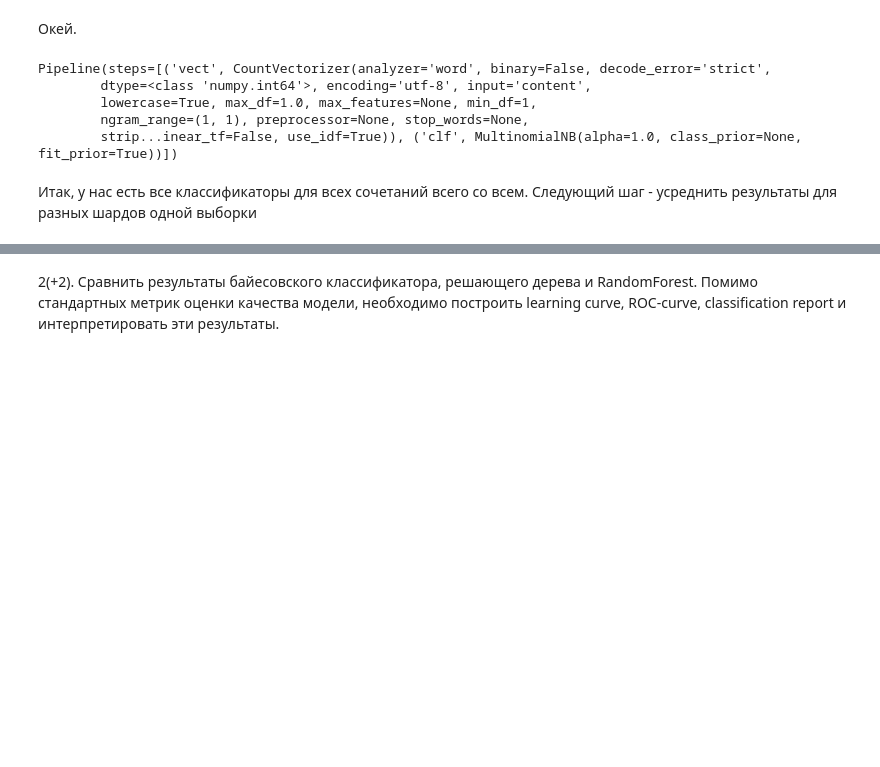
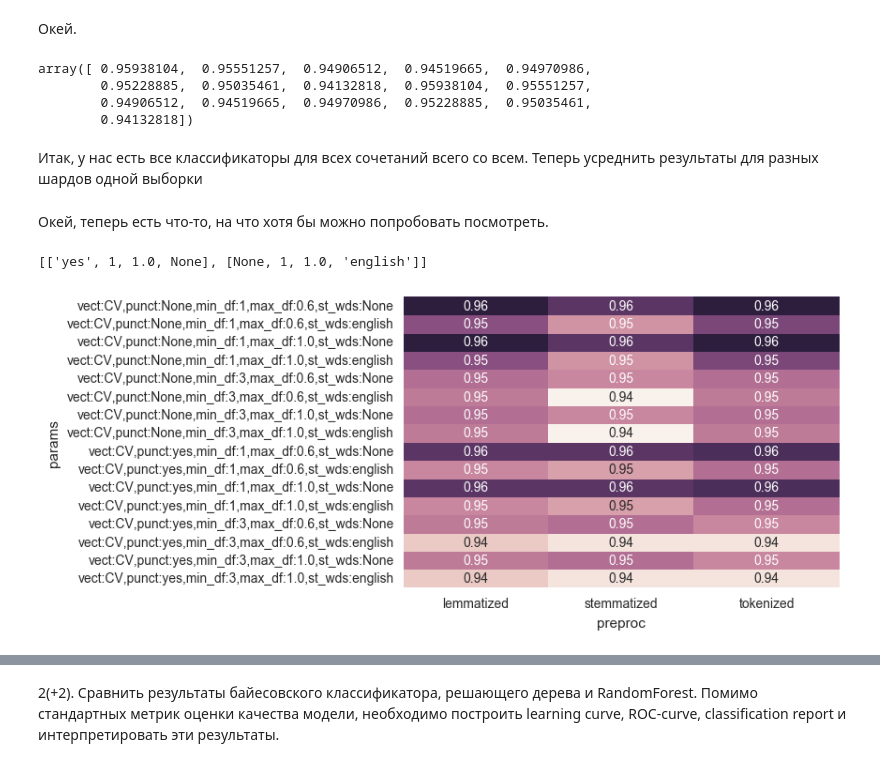
Before and after one commit to BasilisAndr/ml, a Jupyter notebook: spamhw.ipynb, the cells around one changed output, grey strips where cells are left out. Cells and saved outputs as stored; diff of their text form; code cells hidden in the pictures; blank space fills up the shorter version.

```diff
--- a/spamhw.ipynb
+++ b/spamhw.ipynb
@@ -134,9 +117,11 @@ TI_clf = Pipeline([('vect', TfidfVectorizer()),
 # %%
-# и настраиваем gridsearch
+# настраиваем gridsearch
 from sklearn.model_selection import GridSearchCV
+from nltk.tokenize import TreebankWordTokenizer
 parameters = {'vect__stop_words': [None, 'english'],
               'vect__min_df': [1, 3],
-              'vect__max_df': [1.0, 0.8],}
+              'vect__max_df': [1.0, 0.6],
+              'vect__tokenizer': [None, TreebankWordTokenizer().tokenize]}
 # %%
 # теперь будем это всё делить.
 # и запускать.
@@ -166,12 +158,11 @@ for column in msg_df.columns[1:]:
         gs_stats[column]['TI'].append(gs_ti)
 # %%
 # посмотреть что вообще получилось
-gs_stats['punctlem']['CV'][0].best_estimator_
+gs_stats['lemmatized']['CV'][0].cv_results_['mean_test_score']
 # %% [output]
-Pipeline(steps=[('vect', CountVectorizer(analyzer='word', binary=False, decode_error='strict',
-        dtype=<class 'numpy.int64'>, encoding='utf-8', input='content',
-        lowercase=True, max_df=1.0, max_features=None, min_df=1,
-        ngram_range=(1, 1), preprocessor=None, stop_words=None,
-        strip...inear_tf=False, use_idf=True)), ('clf', MultinomialNB(alpha=1.0, class_prior=None, fit_prior=True))])
+array([ 0.95938104,  0.95551257,  0.94906512,  0.94519665,  0.94970986,
+        0.95228885,  0.95035461,  0.94132818,  0.95938104,  0.95551257,
+        0.94906512,  0.94519665,  0.94970986,  0.95228885,  0.95035461,
+        0.94132818])
 # %% [markdown]
-Итак, у нас есть все классификаторы для всех сочетаний всего со всем. Следующий шаг - усреднить результаты для разных шардов одной выборки
+Итак, у нас есть все классификаторы для всех сочетаний всего со всем. Теперь усреднить результаты для разных шардов одной выборки
@@ -179,0 +169,33 @@ Pipeline(steps=[('vect', CountVectorizer(analyzer='word', binary=False, decode_e
+# %%
+# усредняем и округляем
+for column in gs_stats:
+    means_CV = [gs_stats[column]['CV'][i].cv_results_['mean_test_score'] for i in range(6)]
+    gs_stats[column]['CV_means'] = list(map(lambda x: round(x, 3), np.mean(np.array(means_CV), axis=0)))
+    means_TI = [gs_stats[column]['TI'][i].cv_results_['mean_test_score'] for i in range(6)]
+    gs_stats[column]['TI_means'] = list(map(lambda x: round(x, 3), np.mean(np.array(means_TI), axis=0)))
+# %% [markdown]
+Окей, теперь есть что-то, на что хотя бы можно попробовать посмотреть.
+# %%
+# возьмём параметры из гридсёрча в том порядке, в котором они применялись (и в котором идут результаты)
+# заменим огромный кусман трибанковского метода чем-нибудь покороче
+params = gs_stats['lemmatized']['CV'][0].cv_results_['params']
+params = list(map(lambda x: list(x.values()), params))
+params = [list(map(lambda x: 'yes' if x.__class__ not in [int, str, float, None.__class__] else x, par)) for par in params]
+params[1:3]
+# %% [output]
+[['yes', 1, 1.0, None], [None, 1, 1.0, 'english']]
+# %%
+# порядок понят, графицируем. Только клеток очень много, поэтому сделаю два графика, по одному на векторизатор
+cv_data = []
+ti_data = []
+for column in gs_stats:
+    params_line = 'vect:{},punct:{},min_df:{},max_df:{},st_wds:{}'
+    cv_data += [[gs_stats[column]['CV_means'][i], params_line.format('CV', *params[i]), column] for i in range(len(params))]
+    ti_data += [[gs_stats[column]['TI_means'][i], params_line.format('TI', *params[i]), column] for i in range(len(params))]
+
+# CountVectorizer
+cv_data = pd.DataFrame(cv_data, columns=['mean', 'params', 'preproc']).fillna("None")
+cv_data = cv_data.pivot('params', 'preproc', 'mean')
+sns.heatmap(cv_data, annot=True, cbar=False);
+# %% [output]
+[figure, added]
```
Also changed, not shown: parts of 9 cells of this notebook.
